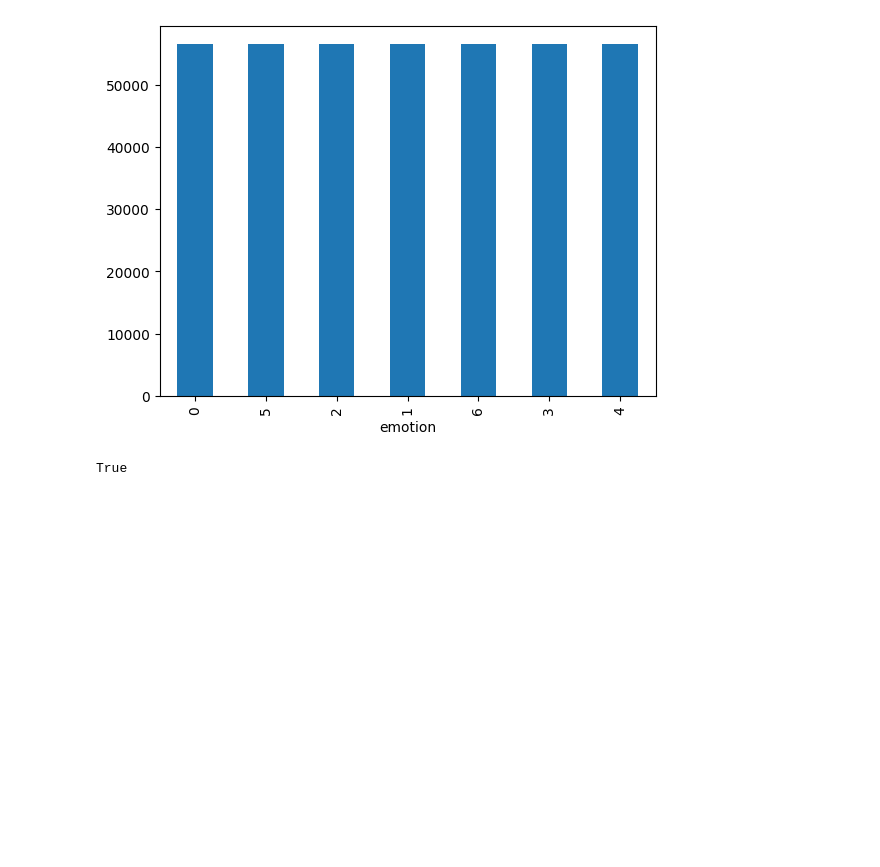
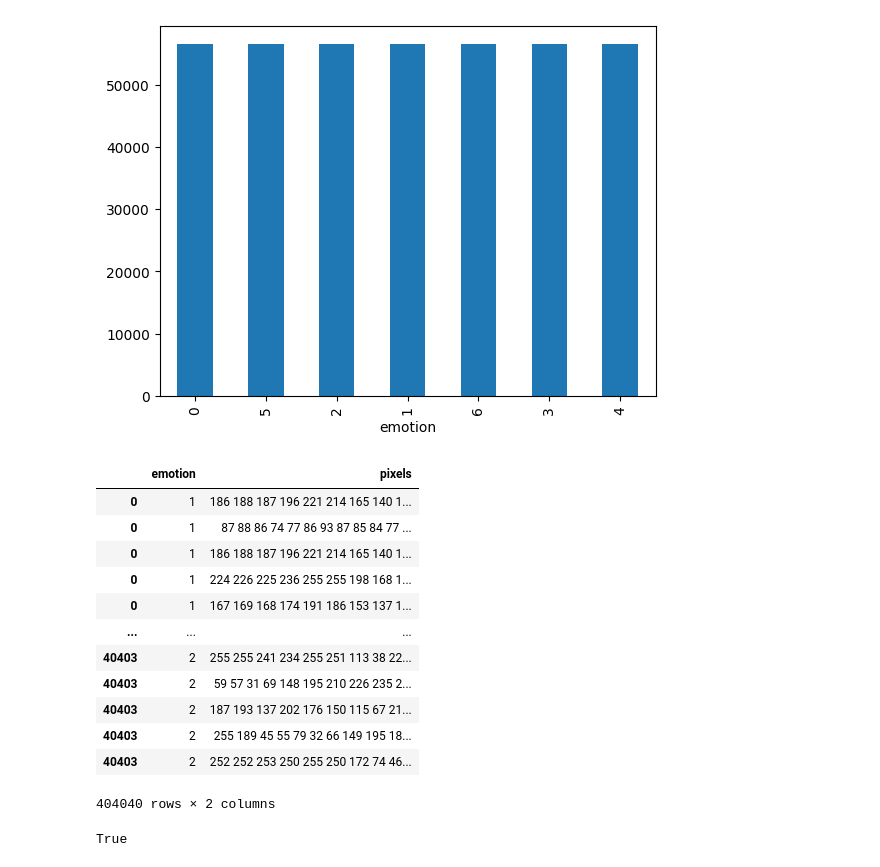
Before and after one commit to Andrewnolan13/AdvancedAI, a Jupyter notebook: CA2/notebooks/03 pipeline.ipynb, the cells around one changed output. Cells and saved outputs as stored; diff of their text form; code cells hidden in the pictures; blank space fills up the shorter version.

```diff
--- a/CA2/notebooks/03 pipeline.ipynb
+++ b/CA2/notebooks/03 pipeline.ipynb
@@ -437,6 +437,22 @@ TrainingData = small
 # TrainingData = TrainingData.iloc[:5]
 # %%
 # TrainingData = TrainingDataCheckPoint.drop_duplicates().reset_index(drop=True)
+# %%
+TrainingData = TrainingDataCheckPoint
+# %% [output]
+|  | emotion | pixels |
+| 0 | 1 | 186 188 187 196 221 214 165 140 1... |
+| 0 | 1 | 87 88 86 74 77 86 93 87 85 84 77 ... |
+| 0 | 1 | 186 188 187 196 221 214 165 140 1... |
+| 0 | 1 | 224 226 225 236 255 255 198 168 1... |
+| 0 | 1 | 167 169 168 174 191 186 153 137 1... |
+| ... | ... | ... |
+| 40403 | 2 | 255 255 241 234 255 251 113 38 22... |
+| 40403 | 2 | 59 57 31 69 148 195 210 226 235 2... |
+| 40403 | 2 | 187 193 137 202 176 150 115 67 21... |
+| 40403 | 2 | 255 189 45 55 79 32 66 149 195 18... |
+| 40403 | 2 | 252 252 253 250 255 250 172 74 46... |
+404040 rows × 2 columns
 # %%
 
 class CustomStandardScaler(OneToOneFeatureMixin, TransformerMixin, BaseEstimator):
```
Also changed, not shown: parts of 2 cells of this notebook.
